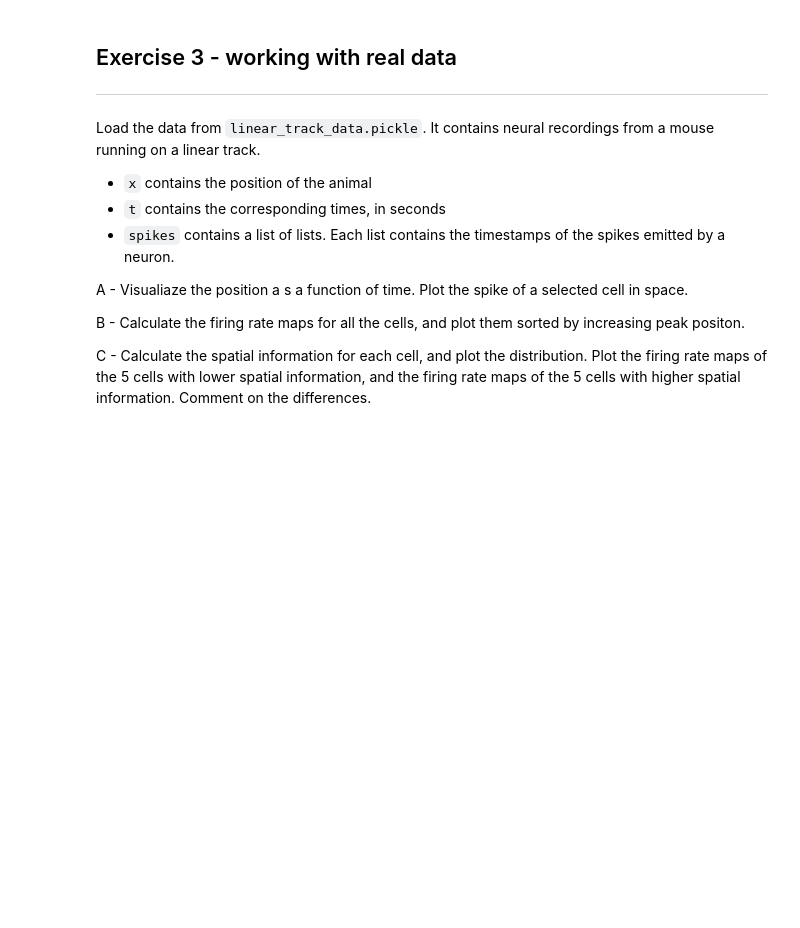
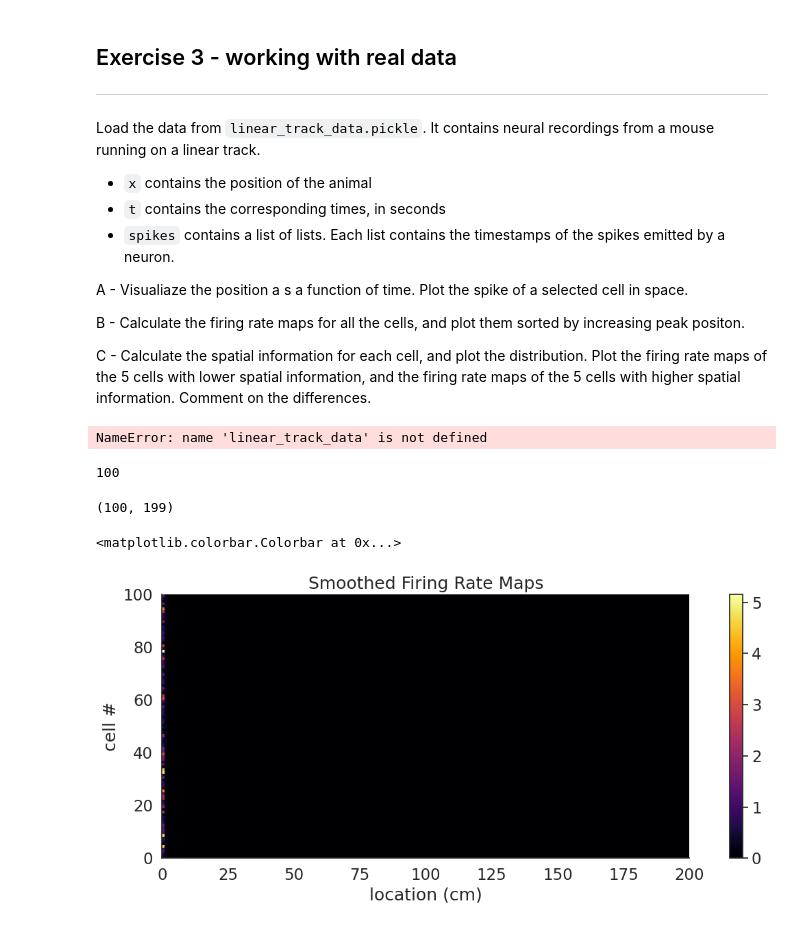
Before and after one commit to irenetiem/single-cell-analysis, a Jupyter notebook: 01-tuning-curves/exercises.ipynb, the cells around one changed output. Drawn from its saved outputs; the diff is of its cells as text; code cells hidden in the pictures; blank space fills up the shorter version.

```diff
--- a/01-tuning-curves/exercises.ipynb
+++ b/01-tuning-curves/exercises.ipynb
@@ -175,3 +310,38 @@ A - Visualiaze the position a s a function of time. Plot the spike of a selected
 B - Calculate the firing rate maps for all the cells, and plot them sorted by increasing peak positon.
 
 C - Calculate the spatial information for each cell, and plot the distribution. Plot the firing rate maps of the 5 cells with lower spatial information, and the firing rate maps of the 5 cells with higher spatial information. Comment on the differences.
+# %%
+data = linear_track_data.pickle
+# %% [output]
+NameError: name 'linear_track_data' is not defined
+# %%
+n_cells
+# %% [output]
+100
+# %%
+firing_rate_maps.shape
+# %% [output]
+(100, 199)
+# %%
+smoothed_firing_rate_maps = np.zeros_like(firing_rate_maps)
+
+for i in range(n_cells):
+    # firing rate map for the current neuron
+    neuron_firing_rate_map = firing_rate_maps[i, :]
+
+    data_for_kde = neuron_firing_rate_map.reshape(1, -1)
+    kernel = gaussian_kde(data_for_kde)
+    eval_points = space_bins[:-1].reshape(1, -1)
+    smoothed_firing_rate_maps[i, :] = kernel(eval_points)
+
+
+# plot it
+plt.figure(figsize=(15,5))
+plt.imshow(smoothed_firing_rate_maps, cmap='inferno', extent = [0, 200, 0, n_cells])
+plt.xlabel('location (cm)')
+plt.ylabel('cell #')
+plt.title('Smoothed Firing Rate Maps')
+plt.colorbar()
+# %% [output]
+<matplotlib.colorbar.Colorbar at 0x...>
+[figure, added]
```
Also changed, not shown: parts of 14 cells of this notebook.
